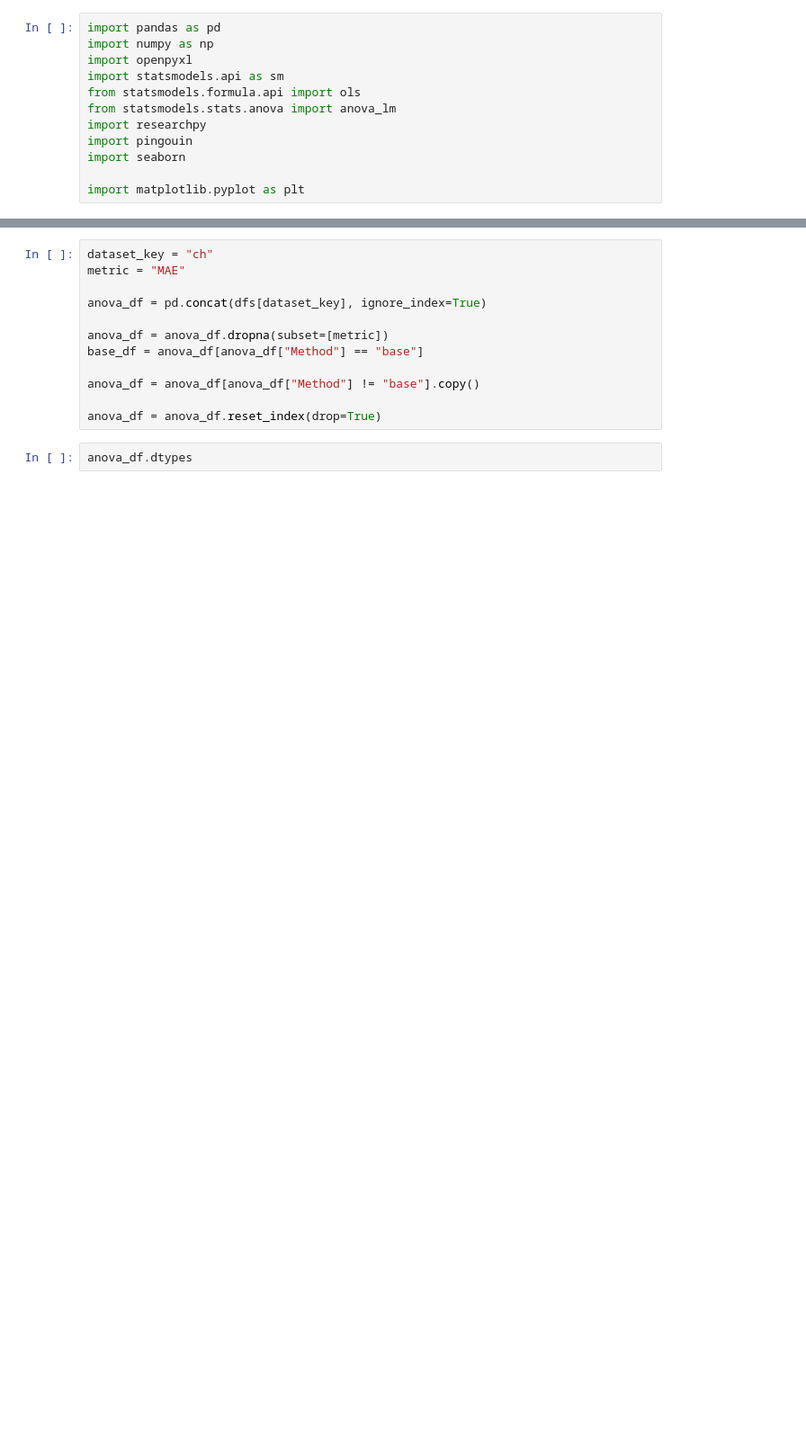
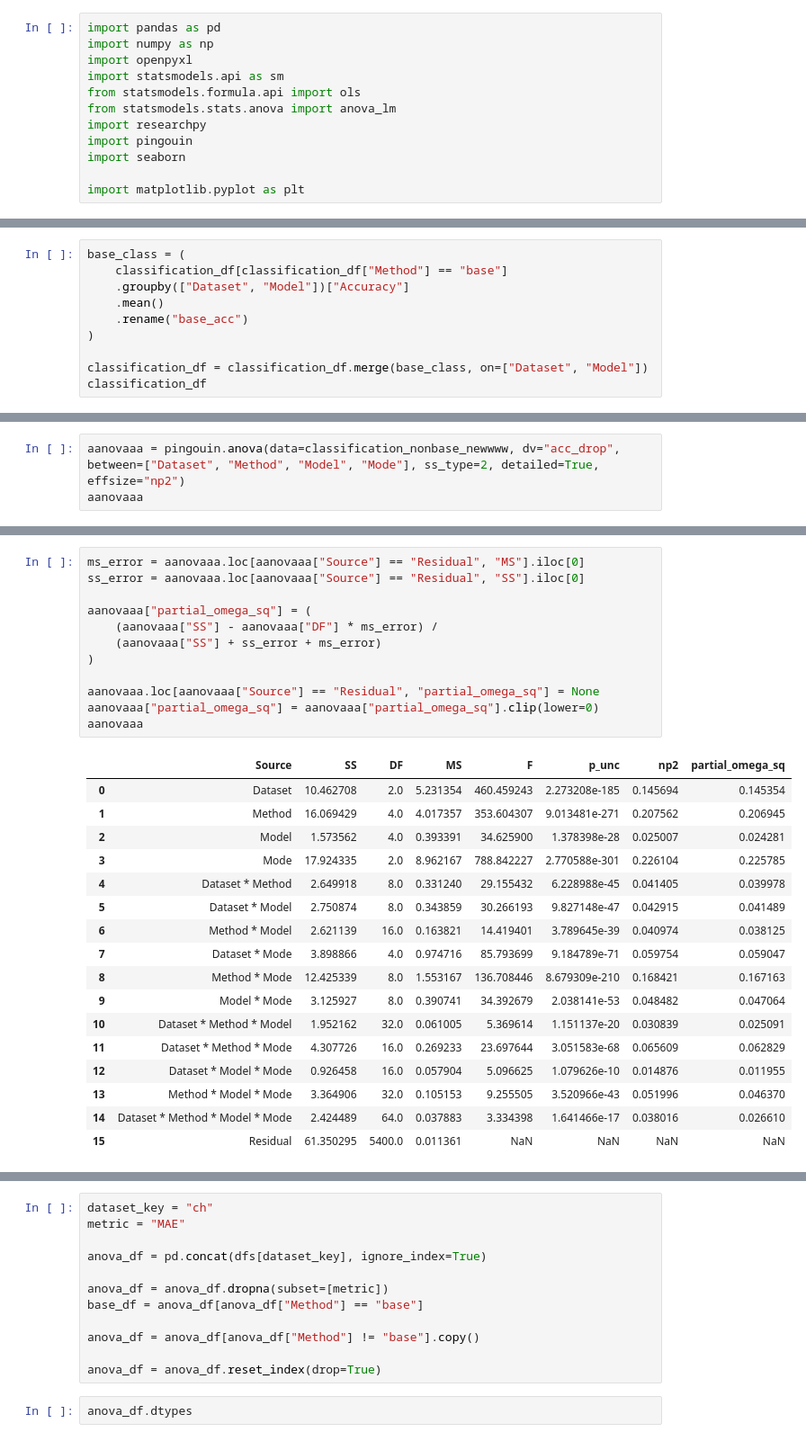
Before and after one commit to A-George26826/Numerical-Precision-Res-Official, a Jupyter notebook: data_analysis.ipynb, the cells around one changed output, grey strips where cells are left out. Shown at 90% size. Cells and saved outputs as stored; diff of their text form; blank space fills up the shorter version.

```diff
--- a/data_analysis.ipynb
+++ b/data_analysis.ipynb
@@ -65,0 +94,10 @@ anova_table_pin_class
+# %%
+base_class = (
+    classification_df[classification_df["Method"] == "base"]
+    .groupby(["Dataset", "Model"])["Accuracy"]
+    .mean()
+    .rename("base_acc")
+)
+
+classification_df = classification_df.merge(base_class, on=["Dataset", "Model"])
+classification_df
@@ -65,0 +204,3 @@ anova_table_pin_class
+# %%
+aanovaaa = pingouin.anova(data=classification_nonbase_newwww, dv="acc_drop", between=["Dataset", "Method", "Model", "Mode"], ss_type=2, detailed=True, effsize="np2")
+aanovaaa
@@ -65,0 +246,30 @@ anova_table_pin_class
+# %%
+ms_error = aanovaaa.loc[aanovaaa["Source"] == "Residual", "MS"].iloc[0]
+ss_error = aanovaaa.loc[aanovaaa["Source"] == "Residual", "SS"].iloc[0]
+
+aanovaaa["partial_omega_sq"] = (
+    (aanovaaa["SS"] - aanovaaa["DF"] * ms_error) /
+    (aanovaaa["SS"] + ss_error + ms_error)
+)
+
+aanovaaa.loc[aanovaaa["Source"] == "Residual", "partial_omega_sq"] = None
+aanovaaa["partial_omega_sq"] = aanovaaa["partial_omega_sq"].clip(lower=0)
+aanovaaa
+# %% [output]
+|  | Source | SS | DF | MS | F | p_unc | np2 | partial_omega_sq |
+| 0 | Dataset | 10.462708 | 2.0 | 5.231354 | 460.459243 | 2.273208e-185 | 0.145694 | 0.145354 |
+| 1 | Method | 16.069429 | 4.0 | 4.017357 | 353.604307 | 9.013481e-271 | 0.207562 | 0.206945 |
+| 2 | Model | 1.573562 | 4.0 | 0.393391 | 34.625900 | 1.378398e-28 | 0.025007 | 0.024281 |
+| 3 | Mode | 17.924335 | 2.0 | 8.962167 | 788.842227 | 2.770588e-301 | 0.226104 | 0.225785 |
+| 4 | Dataset * Method | 2.649918 | 8.0 | 0.331240 | 29.155432 | 6.228988e-45 | 0.041405 | 0.039978 |
+| 5 | Dataset * Model | 2.750874 | 8.0 | 0.343859 | 30.266193 | 9.827148e-47 | 0.042915 | 0.041489 |
+| 6 | Method * Model | 2.621139 | 16.0 | 0.163821 | 14.419401 | 3.789645e-39 | 0.040974 | 0.038125 |
+| 7 | Dataset * Mode | 3.898866 | 4.0 | 0.974716 | 85.793699 | 9.184789e-71 | 0.059754 | 0.059047 |
+| 8 | Method * Mode | 12.425339 | 8.0 | 1.553167 | 136.708446 | 8.679309e-210 | 0.168421 | 0.167163 |
+| 9 | Model * Mode | 3.125927 | 8.0 | 0.390741 | 34.392679 | 2.038141e-53 | 0.048482 | 0.047064 |
+| 10 | Dataset * Method * Model | 1.952162 | 32.0 | 0.061005 | 5.369614 | 1.151137e-20 | 0.030839 | 0.025091 |
+| 11 | Dataset * Method * Mode | 4.307726 | 16.0 | 0.269233 | 23.697644 | 3.051583e-68 | 0.065609 | 0.062829 |
+| 12 | Dataset * Model * Mode | 0.926458 | 16.0 | 0.057904 | 5.096625 | 1.079626e-10 | 0.014876 | 0.011955 |
+| 13 | Method * Model * Mode | 3.364906 | 32.0 | 0.105153 | 9.255505 | 3.520966e-43 | 0.051996 | 0.046370 |
+| 14 | Dataset * Method * Model * Mode | 2.424489 | 64.0 | 0.037883 | 3.334398 | 1.641466e-17 | 0.038016 | 0.026610 |
+| 15 | Residual | 61.350295 | 5400.0 | 0.011361 | NaN | NaN | NaN | NaN |
```
Also changed, not shown: parts of 24 cells of this notebook, 30 other files.
